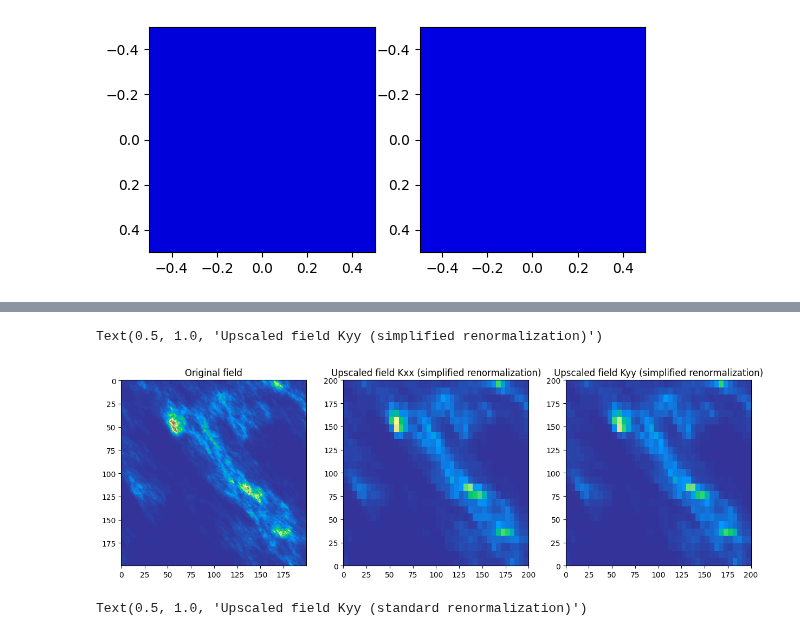
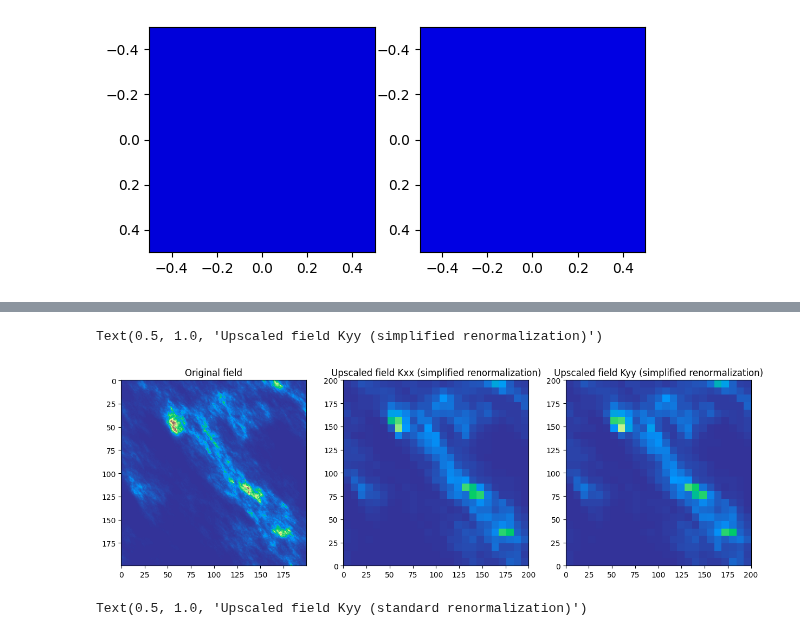
Before and after one commit to randlab/ArchPy, a Jupyter notebook: dev/flow_simulation/upscaling_methods.ipynb, the cells around one changed output, grey strips where cells are left out. Drawn from its saved outputs; the diff is of its cells as text; code cells hidden in the pictures.

```diff
--- a/dev/flow_simulation/upscaling_methods.ipynb
+++ b/dev/flow_simulation/upscaling_methods.ipynb
@@ -776,19 +776,19 @@ sx_grid, sy_grid = 2, 2
 field = 10**geone.multiGaussian.multiGaussianRun(cm, (nx_grid, ny_grid), (sx_grid, sy_grid), output_mode="array", mean=-5)[0]
 # %%
 # simplified renormalization
-kxx, kyy = upscaling_k(field, dx=2, dy=2, method="simplified_renormalization", factor_x=5, factor_y=8)
+kxx_sim, kyy_sim = upscaling_k(field, dx=2, dy=2, method="simplified_renormalization", factor_x=8, factor_y=8)
 
 plt.figure(figsize=(15, 5))
 plt.subplot(1, 3, 1)
 plt.imshow(field, cmap="terrain", vmin=field.min(), vmax=field.max())
 plt.title("Original field")
 plt.subplot(1, 3, 2)
-plt.imshow(kxx, cmap="terrain", vmin=field.min(), vmax=field.max(), extent=[0, 200, 0, 200])
+plt.imshow(kxx_sim, cmap="terrain", vmin=field.min(), vmax=field.max(), extent=[0, 200, 0, 200])
 plt.title("Upscaled field Kxx (simplified renormalization)")
 plt.subplot(1, 3, 3)
-plt.imshow(kyy, cmap="terrain", vmin=field.min(), vmax=field.max(), extent=[0, 200, 0, 200])
+plt.imshow(kyy_sim, cmap="terrain", vmin=field.min(), vmax=field.max(), extent=[0, 200, 0, 200])
 plt.title("Upscaled field Kyy (simplified renormalization)")
 # %% [output]
 Text(0.5, 1.0, 'Upscaled field Kyy (simplified renormalization)')
-[figure, old version]
+[figure, new version]
 # %%
```
Also changed, not shown: parts of 13 cells of this notebook, 14 other files.
